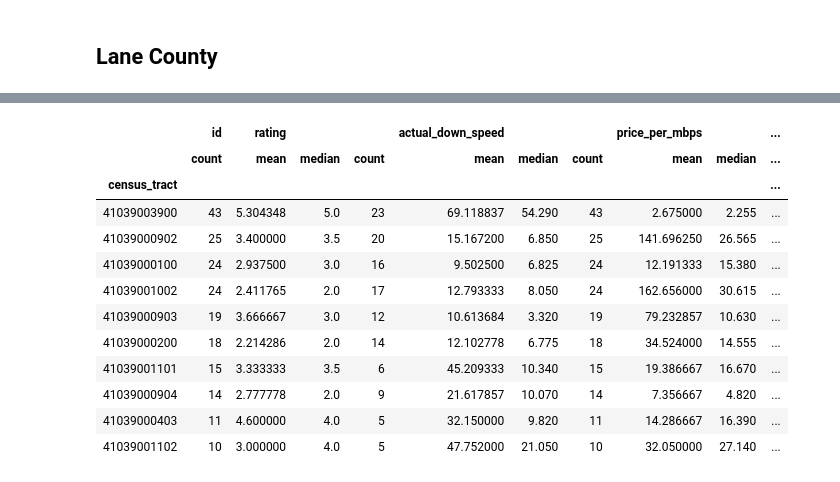
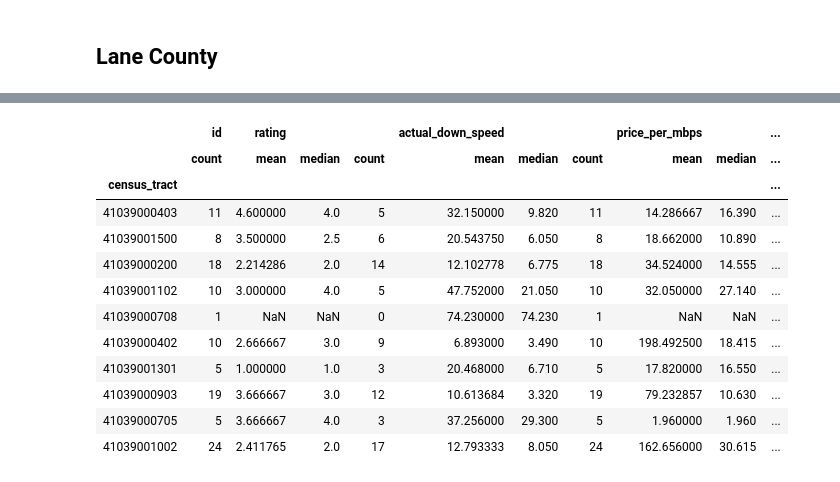
Before and after one commit to Hack4Eugene/SpeedUpAmerica, a Jupyter notebook: notebooks/Basic summary of Eugene Springfield and Lane County.ipynb, the cells around one changed output, grey strips where cells are left out. Cells and saved outputs as stored; diff of their text form; code cells hidden in the pictures.

```diff
--- a/notebooks/Basic summary of Eugene Springfield and Lane County.ipynb
+++ b/notebooks/Basic summary of Eugene Springfield and Lane County.ipynb
@@ -275,21 +223,16 @@ county.groupby('provider').agg({
-# %%
-county.groupby('census_tract').agg({
-    "id": ["count"],
-    "rating":  ["mean", "median", "count"],
-    "actual_down_speed": ["mean", "median", "count"],
-    "price_per_mbps": ["mean", "median", "count"]
-}).sort_values(('id', 'count'), ascending=False).head(10)
-# %% [output]
-|  | id | rating |  |  | actual_down_speed |  |  | price_per_mbps |  | ... |
-|  | count | mean | median | count | mean | median | count | mean | median | ... |
-| census_tract |  |  |  |  |  |  |  |  |  | ... |
-| 41039003900 | 43 | 5.304348 | 5.0 | 23 | 69.118837 | 54.290 | 43 | 2.675000 | 2.255 | ... |
-| 41039000902 | 25 | 3.400000 | 3.5 | 20 | 15.167200 | 6.850 | 25 | 141.696250 | 26.565 | ... |
-| 41039000100 | 24 | 2.937500 | 3.0 | 16 | 9.502500 | 6.825 | 24 | 12.191333 | 15.380 | ... |
-| 41039001002 | 24 | 2.411765 | 2.0 | 17 | 12.793333 | 8.050 | 24 | 162.656000 | 30.615 | ... |
-| 41039000903 | 19 | 3.666667 | 3.0 | 12 | 10.613684 | 3.320 | 19 | 79.232857 | 10.630 | ... |
-| 41039000200 | 18 | 2.214286 | 2.0 | 14 | 12.102778 | 6.775 | 18 | 34.524000 | 14.555 | ... |
-| 41039001101 | 15 | 3.333333 | 3.5 | 6 | 45.209333 | 10.340 | 15 | 19.386667 | 16.670 | ... |
-| 41039000904 | 14 | 2.777778 | 2.0 | 9 | 21.617857 | 10.070 | 14 | 7.356667 | 4.820 | ... |
-| 41039000403 | 11 | 4.600000 | 4.0 | 5 | 32.150000 | 9.820 | 11 | 14.286667 | 16.390 | ... |
-| 41039001102 | 10 | 3.000000 | 4.0 | 5 | 47.752000 | 21.050 | 10 | 32.050000 | 27.140 | ... |
+# %%
+county.groupby('census_tract').agg(aggs).sample(10)
+# %% [output]
+|  | id | rating |  |  | actual_down_speed |  |  | price_per_mbps |  | ... |
+|  | count | mean | median | count | mean | median | count | mean | median | ... |
+| census_tract |  |  |  |  |  |  |  |  |  | ... |
+| 41039000403 | 11 | 4.600000 | 4.0 | 5 | 32.150000 | 9.820 | 11 | 14.286667 | 16.390 | ... |
+| 41039001500 | 8 | 3.500000 | 2.5 | 6 | 20.543750 | 6.050 | 8 | 18.662000 | 10.890 | ... |
+| 41039000200 | 18 | 2.214286 | 2.0 | 14 | 12.102778 | 6.775 | 18 | 34.524000 | 14.555 | ... |
+| 41039001102 | 10 | 3.000000 | 4.0 | 5 | 47.752000 | 21.050 | 10 | 32.050000 | 27.140 | ... |
+| 41039000708 | 1 | NaN | NaN | 0 | 74.230000 | 74.230 | 1 | NaN | NaN | ... |
+| 41039000402 | 10 | 2.666667 | 3.0 | 9 | 6.893000 | 3.490 | 10 | 198.492500 | 18.415 | ... |
+| 41039001301 | 5 | 1.000000 | 1.0 | 3 | 20.468000 | 6.710 | 5 | 17.820000 | 16.550 | ... |
+| 41039000903 | 19 | 3.666667 | 3.0 | 12 | 10.613684 | 3.320 | 19 | 79.232857 | 10.630 | ... |
+| 41039000705 | 5 | 3.666667 | 4.0 | 3 | 37.256000 | 29.300 | 5 | 1.960000 | 1.960 | ... |
+| 41039001002 | 24 | 2.411765 | 2.0 | 17 | 12.793333 | 8.050 | 24 | 162.656000 | 30.615 | ... |
```
Also changed, not shown: parts of 19 cells of this notebook, 3 other files.
